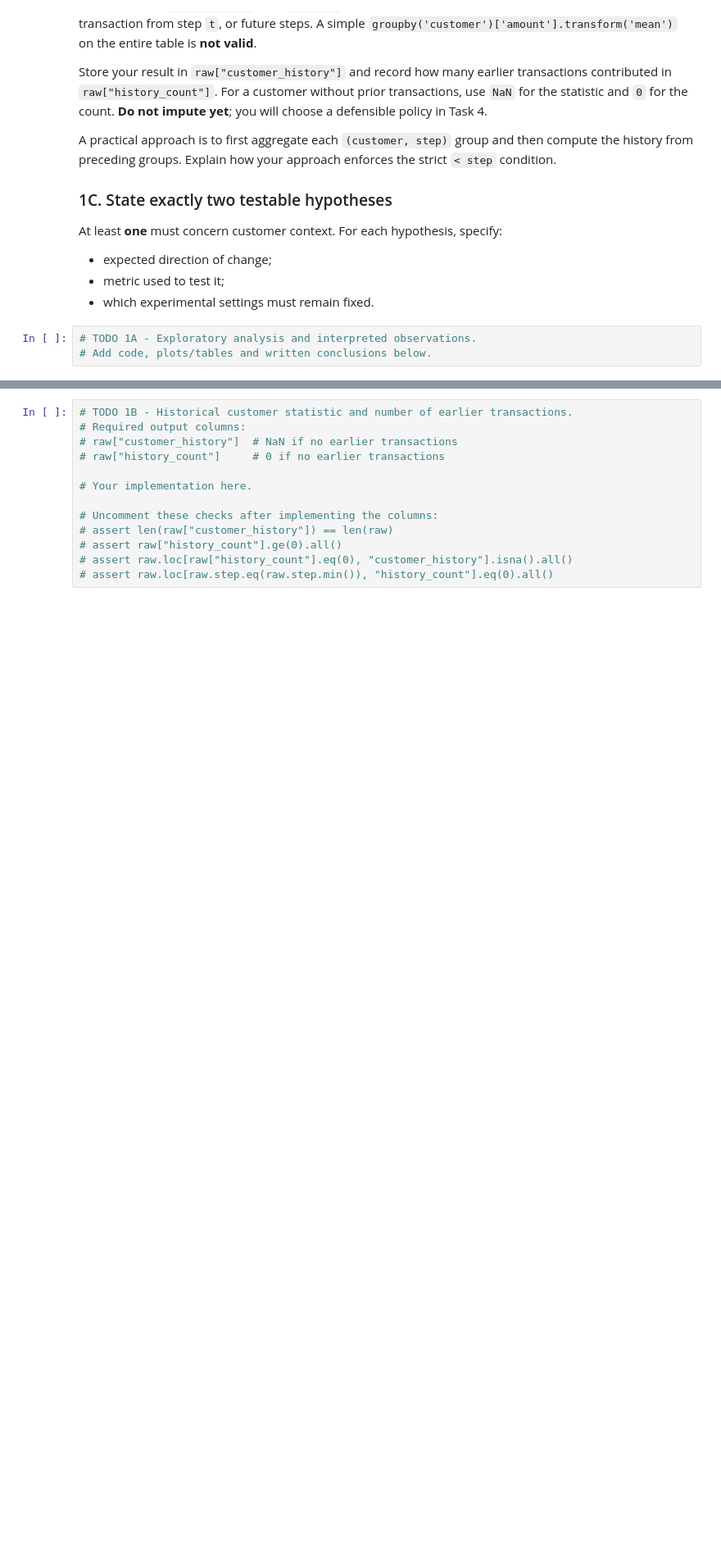
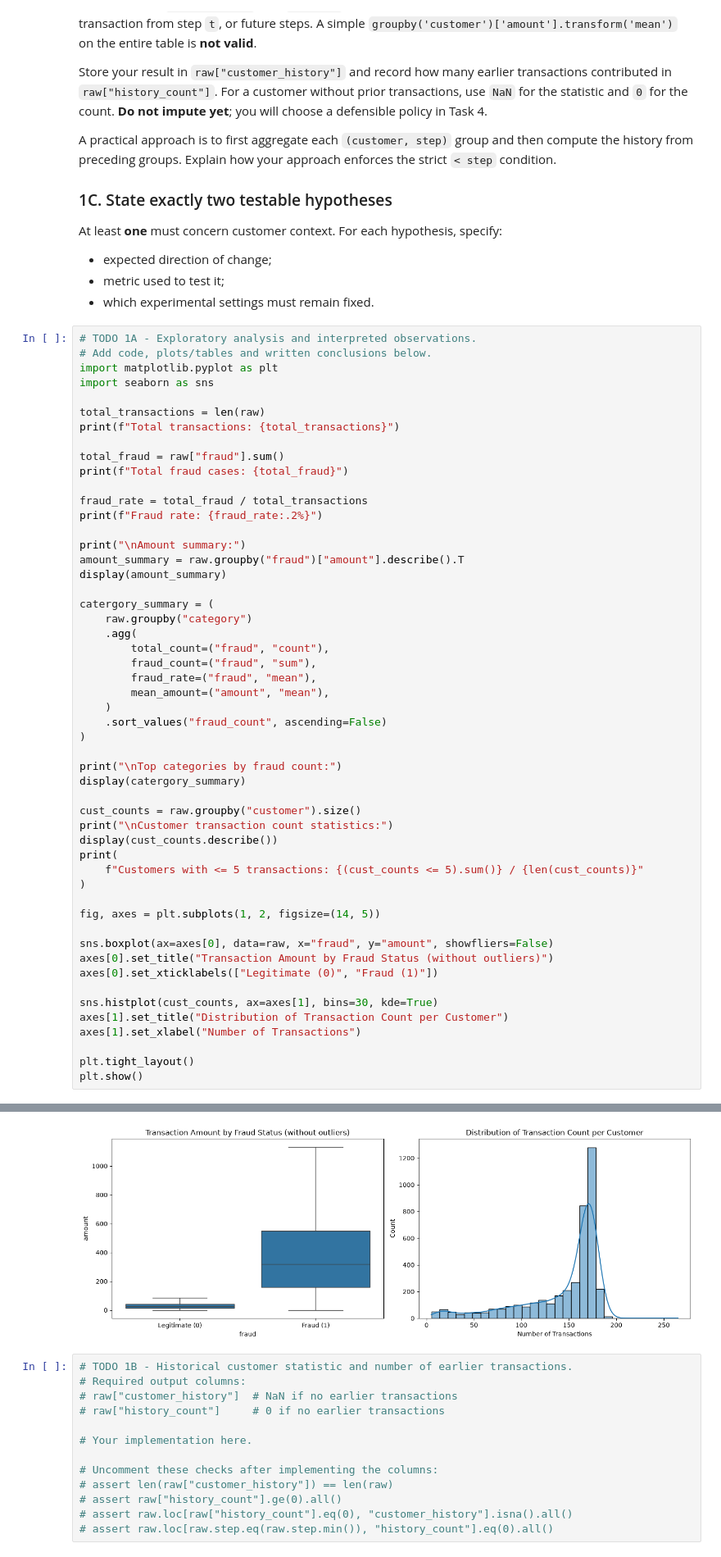
Before and after one commit to SpriNt-PL/ADM_Lab_6, a Jupyter notebook: 01_BankSim/01_BankSim_anomalies.ipynb, the cells around one changed output, grey strips where cells are left out. Shown at 82% size. Cells and saved outputs as stored; diff of their text form; blank space fills up the shorter version.

```diff
--- a/01_BankSim/01_BankSim_anomalies.ipynb
+++ b/01_BankSim/01_BankSim_anomalies.ipynb
@@ -70,3 +78,53 @@ At least **one** must concern customer context. For each hypothesis, specify:
 # %%
 # TODO 1A - Exploratory analysis and interpreted observations.
 # Add code, plots/tables and written conclusions below.
+import matplotlib.pyplot as plt
+import seaborn as sns
+
+total_transactions = len(raw)
+print(f"Total transactions: {total_transactions}")
+
+total_fraud = raw["fraud"].sum()
+print(f"Total fraud cases: {total_fraud}")
+
+fraud_rate = total_fraud / total_transactions
+print(f"Fraud rate: {fraud_rate:.2%}")
+
+print("\nAmount summary:")
+amount_summary = raw.groupby("fraud")["amount"].describe().T
+display(amount_summary)
+
+catergory_summary = (
+    raw.groupby("category")
+    .agg(
+        total_count=("fraud", "count"),
+        fraud_count=("fraud", "sum"),
+        fraud_rate=("fraud", "mean"),
+        mean_amount=("amount", "mean"),
+    )
+    .sort_values("fraud_count", ascending=False)
+)
+
+print("\nTop categories by fraud count:")
+display(catergory_summary)
+
+cust_counts = raw.groupby("customer").size()
+print("\nCustomer transaction count statistics:")
+display(cust_counts.describe())
+print(
+    f"Customers with <= 5 transactions: {(cust_counts <= 5).sum()} / {len(cust_counts)}"
+)
+
+fig, axes = plt.subplots(1, 2, figsize=(14, 5))
+
+sns.boxplot(ax=axes[0], data=raw, x="fraud", y="amount", showfliers=False)
+axes[0].set_title("Transaction Amount by Fraud Status (without outliers)")
+axes[0].set_xticklabels(["Legitimate (0)", "Fraud (1)"])
+
+sns.histplot(cust_counts, ax=axes[1], bins=30, kde=True)
+axes[1].set_title("Distribution of Transaction Count per Customer")
+axes[1].set_xlabel("Number of Transactions")
+
+plt.tight_layout()
+plt.show()
+# %% [output]
@@ -73,3 +174,4 @@ At least **one** must concern customer context. For each hypothesis, specify:
+[figure, added]
 # %%
 # TODO 1B - Historical customer statistic and number of earlier transactions.
 # Required output columns:
```
Also changed, not shown: parts of 2 cells of this notebook.
